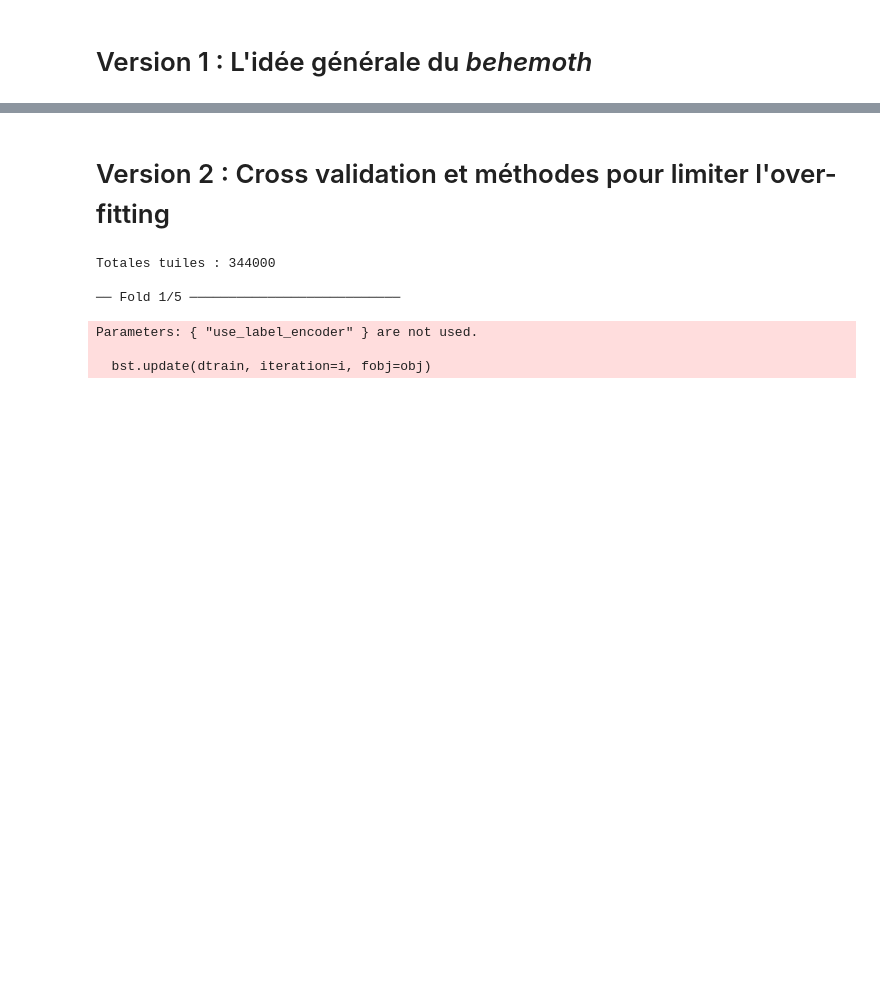
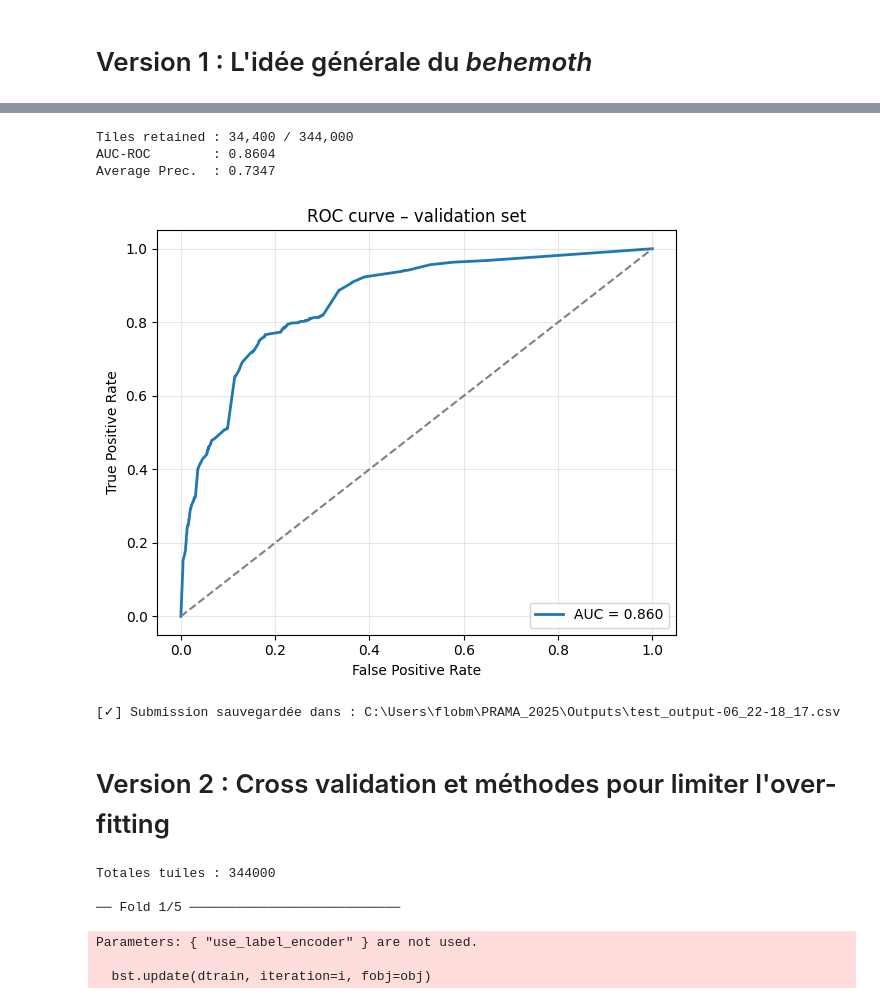
Before and after one commit to flarab29/PRAMA2025, a Jupyter notebook: NIBARDS/Le_big_boss.ipynb, the cells around one changed output, grey strips where cells are left out. Cells and saved outputs as stored; diff of their text form; code cells hidden in the pictures; blank space fills up the shorter version.

```diff
--- a/NIBARDS/Le_big_boss.ipynb
+++ b/NIBARDS/Le_big_boss.ipynb
@@ -34,6 +34,8 @@ X       = np.vstack(X_lst)
 y       = np.concatenate(y_lst)
 groups  = np.concatenate(g_lst)              # (N_tiles,)
 
+
+
 # ---------- 1) TRAIN / VAL SPLIT ----------
 gss = GroupShuffleSplit(test_size=0.2, n_splits=1, random_state=42)
 train_idx, val_idx = next(gss.split(X, y, groups))
@@ -41,16 +43,17 @@ train_idx, val_idx = next(gss.split(X, y, groups))
 X_tr, y_tr = X[train_idx], y[train_idx]
 X_val, y_val = X[val_idx], y[val_idx]
 
+
 # ---------- 2) STAGE-1 ----------
 base = xgb.XGBClassifier(
-    n_estimators=150,
+    n_estimators=250,
     max_depth=6,
     learning_rate=0.05,
     subsample=0.7,
     colsample_bytree=0.7,
     eval_metric="logloss",
     use_label_encoder=False,
-    n_jobs=-1,
+    n_jobs=5,
     random_state=42,
 )
 base.fit(X_tr, y_tr)
@@ -58,9 +61,9 @@ base.fit(X_tr, y_tr)
 proba_all = base.predict_proba(X)[:, 1]
 
 # ---------- 3) SELECTION TOP-k ----------
+k = 100
+print(f"début de la sélection des {k} tuiles les plus expressives")
 
-print("début de la sélection des 200 tuiles les plus expressives")
-k = 200
 sel_mask = np.zeros_like(y, dtype=bool)
 
 for sid in labels_df.index:                  # sid en chaîne complète
@@ -75,7 +78,7 @@ for sid in labels_df.index:                  # sid en chaîne complète
 X_sel, y_sel = X[sel_mask], y[sel_mask]
 groups_sel   = groups[sel_mask]
 
-print("sélection des 200 meilleures tuiles effectuée")
+print(f"sélection des {k} meilleures tuiles effectuée")
 
 # Re-utilise la même séparation groupe-wise
 train_sel = sel_mask & np.isin(np.arange(len(y)), train_idx)
@@ -84,17 +87,18 @@ val_sel   = sel_mask & np.isin(np.arange(len(y)), val_idx)
 X_tr2, y_tr2 = X[train_sel], y[train_sel]
 X_val2, y_val2 = X[val_sel], y[val_sel]
 
+
 # ---------- 4) STAGE-2 ----------
 final = xgb.XGBClassifier(
-    n_estimators=150,
-    max_depth=6,
-    learning_rate=0.03,
+    n_estimators=90,
+    max_depth=1,
+    learning_rate=0.01,
     subsample=0.8,
     colsample_bytree=0.8,
     scale_pos_weight=(y_tr2 == 0).sum() / (y_tr2 == 1).sum(),
     eval_metric="auc",
     use_label_encoder=False,
-    n_jobs=-1,
+    n_jobs=5,
     random_state=42,
 )
 final.fit(X_tr2, y_tr2,
@@ -112,3 +244,31 @@ print(f"Average Precision: {aupr:.4f}")
+# %%
+
+# ---------- 5) METRICS + ROC CURVE ----------
+proba_val = final.predict_proba(X_val2)[:, 1]
+auc  = roc_auc_score(y_val2, proba_val)
+aupr = average_precision_score(y_val2, proba_val)
+
+print(f"Tiles retained : {X_sel.shape[0]:,} / {X.shape[0]:,}")
+print(f"AUC-ROC        : {auc:.4f}")
+print(f"Average Prec.  : {aupr:.4f}")
+
+# Courbe ROC
+fpr, tpr, _ = roc_curve(y_val2, proba_val)
+plt.figure(figsize=(6,5))
+plt.plot(fpr, tpr, label=f"AUC = {auc:.3f}", linewidth=2)
+plt.plot([0,1],[0,1], linestyle='--', color='grey')
+plt.title("ROC curve – validation set")
+plt.xlabel("False Positive Rate")
+plt.ylabel("True Positive Rate")
+plt.legend(loc="lower right")
+plt.grid(alpha=0.3)
+plt.tight_layout()
+plt.show()
+# %% [output]
+Tiles retained : 34,400 / 344,000
+AUC-ROC        : 0.8604
+Average Prec.  : 0.7347
+[figure, added]
 # %%
 import numpy as np
 import pandas as pd
@@ -126,7 +286,7 @@ out_dir.mkdir(exist_ok=True, parents=True)
 # ------------------------------------------------------------------
 # 1)  PARAMÈTRES INFERENCE
 # ------------------------------------------------------------------
-k_top_tiles = 200
+k_top_tiles = 100
 agg_method  = "mean"          # "mean" ou "max"
 
 # ------------------------------------------------------------------
@@ -210,6 +370,8 @@ def predict_test_and_save(
 # 5)  APPEL (base et final sont tes deux modèles déjà entraînés)
 # ------------------------------------------------------------------
 predict_test_and_save(base, final)
+# %% [output]
+[✓] Submission sauvegardée dans : C:\Users\flobm\PRAMA_2025\Outputs\test_output-06_22-18_17.csv
 # %% [markdown]
 # Version 2 : Cross validation et méthodes pour limiter l'over-fitting
 # %%
```
Also changed, not shown: parts of 2 cells of this notebook, 1 other file.
